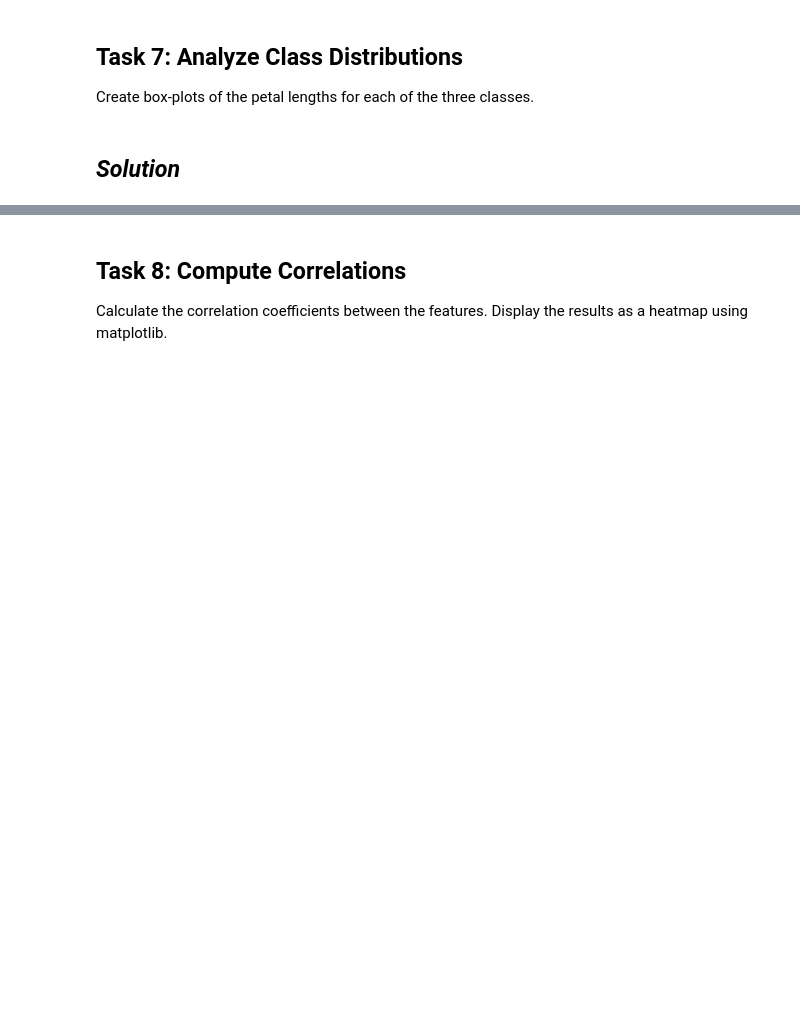
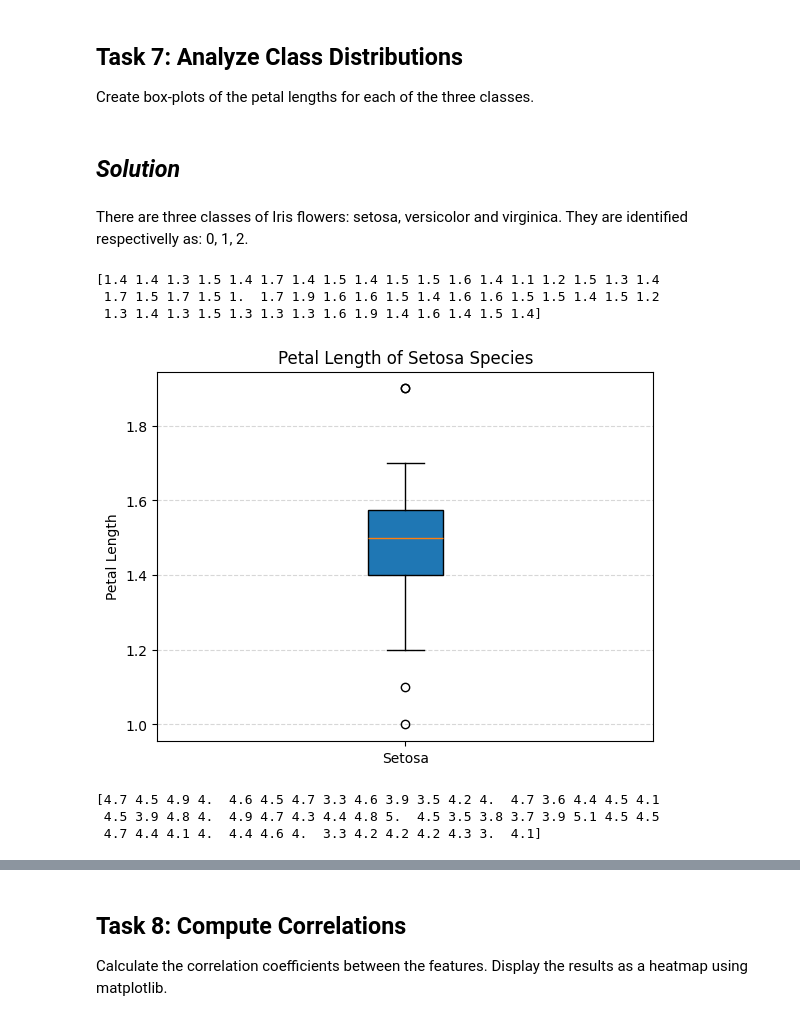
Before and after one commit to AnnaLoz28/principles_of_data_analytics, a Jupyter notebook: tasks.ipynb, the cells around one changed output, grey strips where cells are left out. Cells and saved outputs as stored; diff of their text form; code cells hidden in the pictures; blank space fills up the shorter version.

```diff
--- a/tasks.ipynb
+++ b/tasks.ipynb
@@ -494,3 +510,31 @@ Use nympy.polyfit to add a regression line to the scatter plot from Task 5.
 Create box-plots of the petal lengths for each of the three classes.
 # %% [markdown]
 ## *Solution*
+# %% [markdown]
+There are three classes of Iris flowers: setosa, versicolor and virginica. They are identified respectivelly as: 0, 1, 2.
+# %%
+# print the petal length values of species 0 (Iris setosal)
+setosa = pl[species == 0]
+print(setosa)
+# %% [output]
+[1.4 1.4 1.3 1.5 1.4 1.7 1.4 1.5 1.4 1.5 1.5 1.6 1.4 1.1 1.2 1.5 1.3 1.4
+ 1.7 1.5 1.7 1.5 1.  1.7 1.9 1.6 1.6 1.5 1.4 1.6 1.6 1.5 1.5 1.4 1.5 1.2
+ 1.3 1.4 1.3 1.5 1.3 1.3 1.3 1.6 1.9 1.4 1.6 1.4 1.5 1.4]
+# %%
+# create a boxplot of petal length for setosa species
+fig, ax = plt.subplots()
+setosa_pl = ax.boxplot(setosa, patch_artist=True)
+ax.set_xticklabels(['Setosa'])
+ax.set_title('Petal Length of Setosa Species')
+ax.set_ylabel('Petal Length')
+ax.grid(axis = "y", linestyle = "--", alpha = 0.5)
+# %% [output]
+[figure, added]
+# %%
+# print the petal length values of species 1 (Iris versicolor)
+versicolor = pl[species == 1]
+print(versicolor)
+# %% [output]
+[4.7 4.5 4.9 4.  4.6 4.5 4.7 3.3 4.6 3.9 3.5 4.2 4.  4.7 3.6 4.4 4.5 4.1
+ 4.5 3.9 4.8 4.  4.9 4.7 4.3 4.4 4.8 5.  4.5 3.5 3.8 3.7 3.9 5.1 4.5 4.5
+ 4.7 4.4 4.1 4.  4.4 4.6 4.  3.3 4.2 4.2 4.2 4.3 3.  4.1]
```
Also changed, not shown: parts of 7 cells of this notebook.
